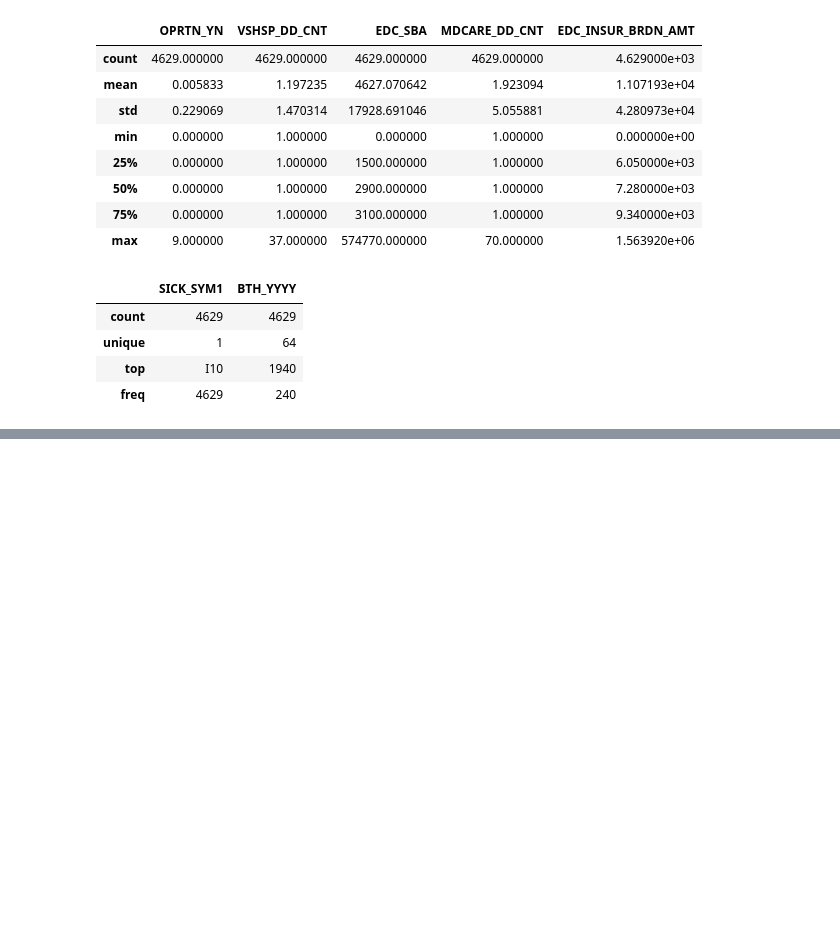
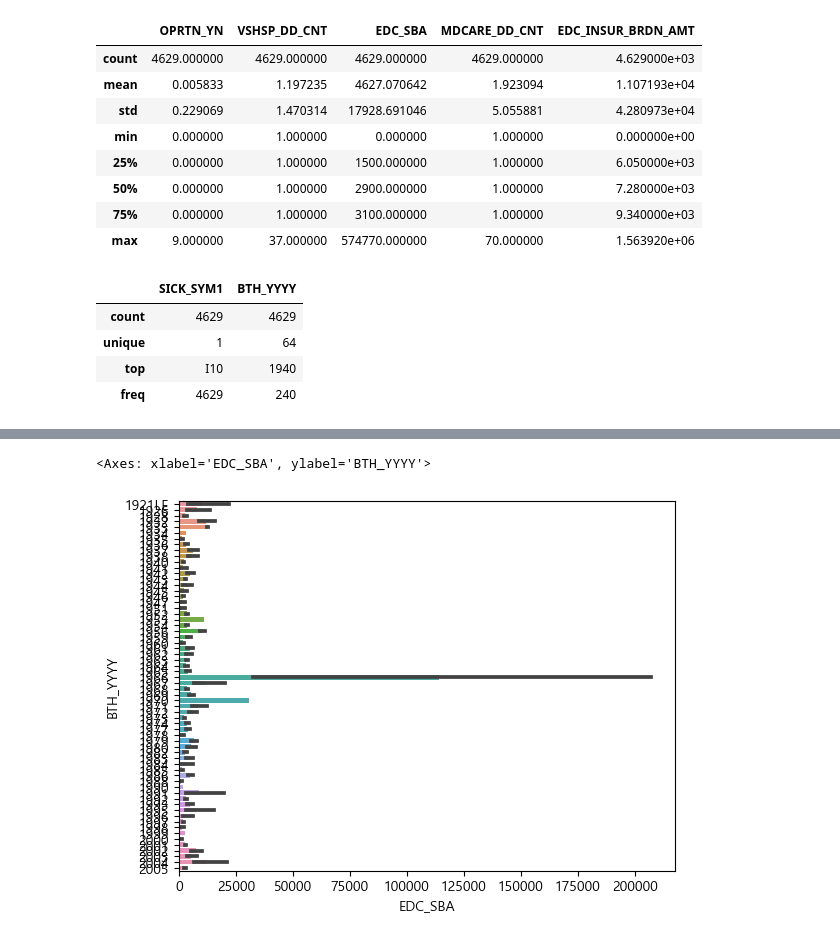
Before and after one commit to BongWonHee/toy_data_analysis, a Jupyter notebook: NHIS_EDA.ipynb, the cells around one changed output, grey strips where cells are left out. Cells and saved outputs as stored; diff of their text form; code cells hidden in the pictures; blank space fills up the shorter version.

```diff
--- a/NHIS_EDA.ipynb
+++ b/NHIS_EDA.ipynb
@@ -100,0 +111,5 @@ NameError: name 'df_ROS' is not defined
+# %%
+sns.barplot(data=df_NHIS,x='EDC_SBA',y='BTH_YYYY')
+# %% [output]
+<Axes: xlabel='EDC_SBA', ylabel='BTH_YYYY'>
+[figure, added]
```
Also changed, not shown: parts of 11 cells of this notebook, 2 other files.
